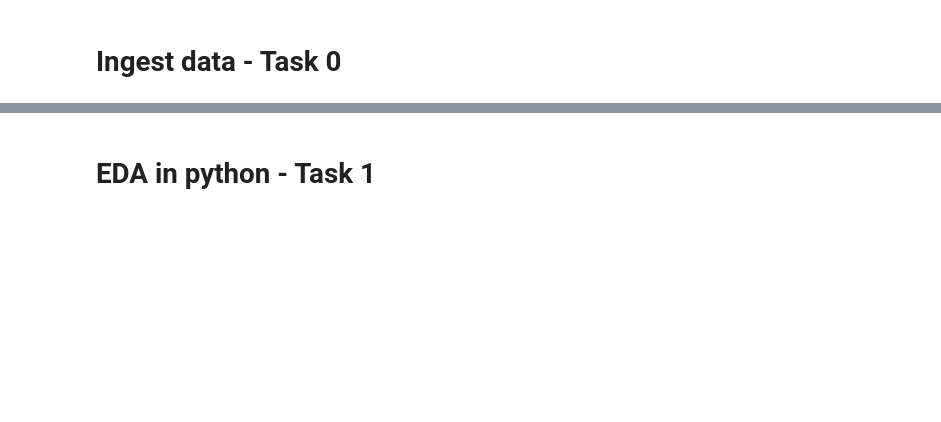
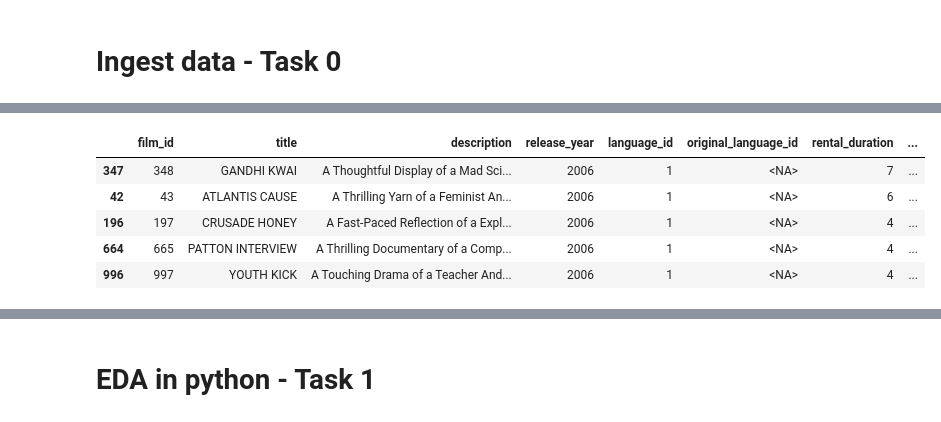
Before and after one commit to norelindkvist-debug/sakila_lab_nore_lindkvist, a Jupyter notebook: main.ipynb, the cells around one changed output, grey strips where cells are left out. Cells and saved outputs as stored; diff of their text form; code cells hidden in the pictures; blank space fills up the shorter version.

```diff
--- a/main.ipynb
+++ b/main.ipynb
@@ -17,16 +10,20 @@ CALL sqlite_attach('data/sqlite-sakila.db');
 # %%
 from pathlib import Path
+import duckdb
 
 duckdb_path = "data/sakila.duckdb"
 
-# throws away sakila.duckdb if it exists -> makes it idempotent
-Path(duckdb_path).unlink(missing_ok=True)
+with duckdb.connect(duckdb_path) as conn:
+    films = conn.sql("from staging.film;").df()
 
-with duckdb.connect(duckdb_path) as conn:
-    conn.sql(loading_script)
-
-    description = conn.sql("desc;").df()
-    films = conn.sql("FROM film;").df()
+films.sample(5)
+# %% [output]
+|  | film_id | title | description | release_year | language_id | original_language_id | rental_duration | ... |
+| 347 | 348 | GANDHI KWAI | A Thoughtful Display of a Mad Sci... | 2006 | 1 | <NA> | 7 | ... |
+| 42 | 43 | ATLANTIS CAUSE | A Thrilling Yarn of a Feminist An... | 2006 | 1 | <NA> | 6 | ... |
+| 196 | 197 | CRUSADE HONEY | A Fast-Paced Reflection of a Expl... | 2006 | 1 | <NA> | 4 | ... |
+| 664 | 665 | PATTON INTERVIEW | A Thrilling Documentary of a Comp... | 2006 | 1 | <NA> | 4 | ... |
+| 996 | 997 | YOUTH KICK | A Touching Drama of a Teacher And... | 2006 | 1 | <NA> | 4 | ... |
 # %%
 films.sample(2)
 # %% [output]
```
Also changed, not shown: parts of 10 cells of this notebook, 4 other files.
